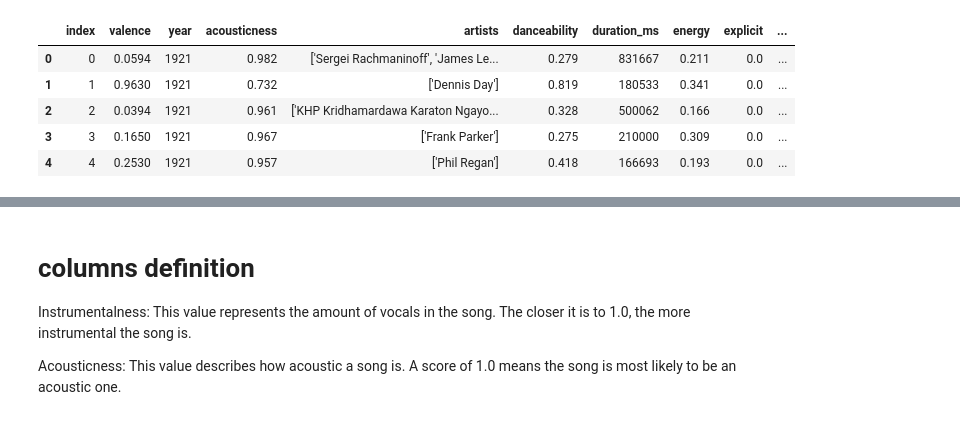
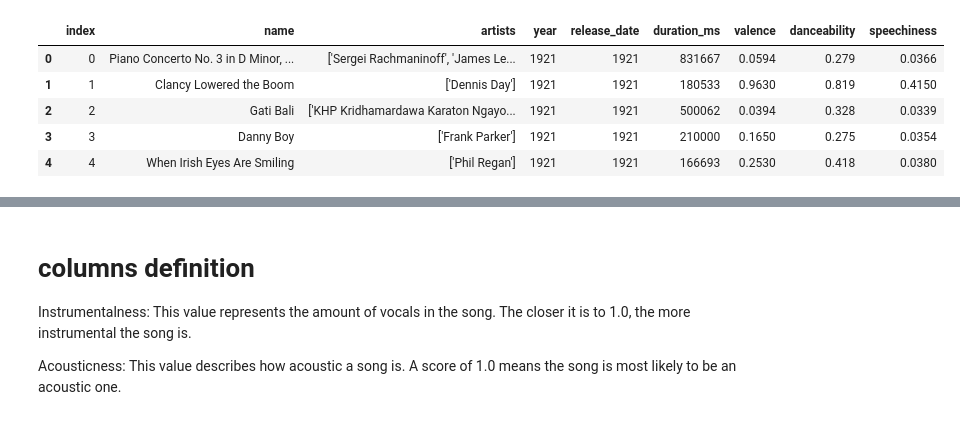
Before and after one commit to relaernu/project_1, a Jupyter notebook: Notebooks/some_analysed.ipynb, the cells around one changed output, grey strips where cells are left out. Cells and saved outputs as stored; diff of their text form; code cells hidden in the pictures.

```diff
--- a/Notebooks/some_analysed.ipynb
+++ b/Notebooks/some_analysed.ipynb
@@ -62,19 +62,20 @@ df_jjj_rename
 # %%
 df_spotify = pd.read_csv("../Resource/spotify_data.csv", encoding="utf-8" )
 df_spotify = df_spotify.reset_index()
 #for index, row in df_spotify.iterrows():
 #    if len(row["release_date"]) == 4:
 #        df_spotify.at[index, "release_date"] = row["release_date"] + "-01-01"
 #    elif len(row["release_date"]) == 7:
 #        df_spotify.at[index, "release_date"] = row["release_date"] + "-01"
+df_spotify = df_spotify[["index", "name", "artists", "year", "release_date", "duration_ms", "valence", "danceability", "speechiness"]]
 df_spotify.head()
 # %% [output]
-|  | index | valence | year | acousticness | artists | danceability | duration_ms | energy | explicit | ... |
-| 0 | 0 | 0.0594 | 1921 | 0.982 | ['Sergei Rachmaninoff', 'James Le... | 0.279 | 831667 | 0.211 | 0.0 | ... |
-| 1 | 1 | 0.9630 | 1921 | 0.732 | ['Dennis Day'] | 0.819 | 180533 | 0.341 | 0.0 | ... |
-| 2 | 2 | 0.0394 | 1921 | 0.961 | ['KHP Kridhamardawa Karaton Ngayo... | 0.328 | 500062 | 0.166 | 0.0 | ... |
-| 3 | 3 | 0.1650 | 1921 | 0.967 | ['Frank Parker'] | 0.275 | 210000 | 0.309 | 0.0 | ... |
-| 4 | 4 | 0.2530 | 1921 | 0.957 | ['Phil Regan'] | 0.418 | 166693 | 0.193 | 0.0 | ... |
+|  | index | name | artists | year | release_date | duration_ms | valence | danceability | speechiness |
+| 0 | 0 | Piano Concerto No. 3 in D Minor, ... | ['Sergei Rachmaninoff', 'James Le... | 1921 | 1921 | 831667 | 0.0594 | 0.279 | 0.0366 |
+| 1 | 1 | Clancy Lowered the Boom | ['Dennis Day'] | 1921 | 1921 | 180533 | 0.9630 | 0.819 | 0.4150 |
+| 2 | 2 | Gati Bali | ['KHP Kridhamardawa Karaton Ngayo... | 1921 | 1921 | 500062 | 0.0394 | 0.328 | 0.0339 |
+| 3 | 3 | Danny Boy | ['Frank Parker'] | 1921 | 1921 | 210000 | 0.1650 | 0.275 | 0.0354 |
+| 4 | 4 | When Irish Eyes Are Smiling | ['Phil Regan'] | 1921 | 1921 | 166693 | 0.2530 | 0.418 | 0.0380 |
 # %%
 # do the samething as df_jjj_rename
 df_spotify_rename = df_spotify.copy()
```
Also changed, not shown: parts of 10 cells of this notebook.
